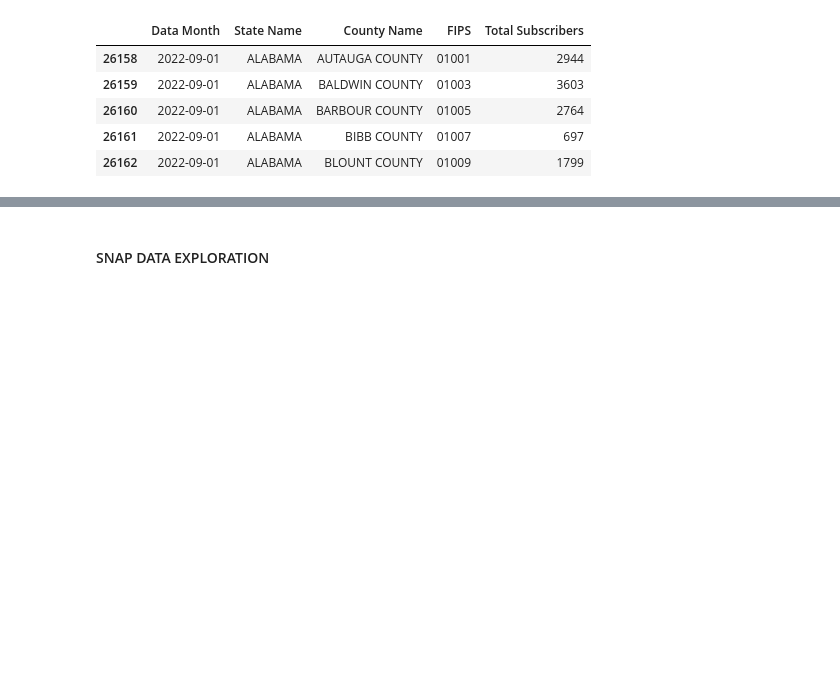
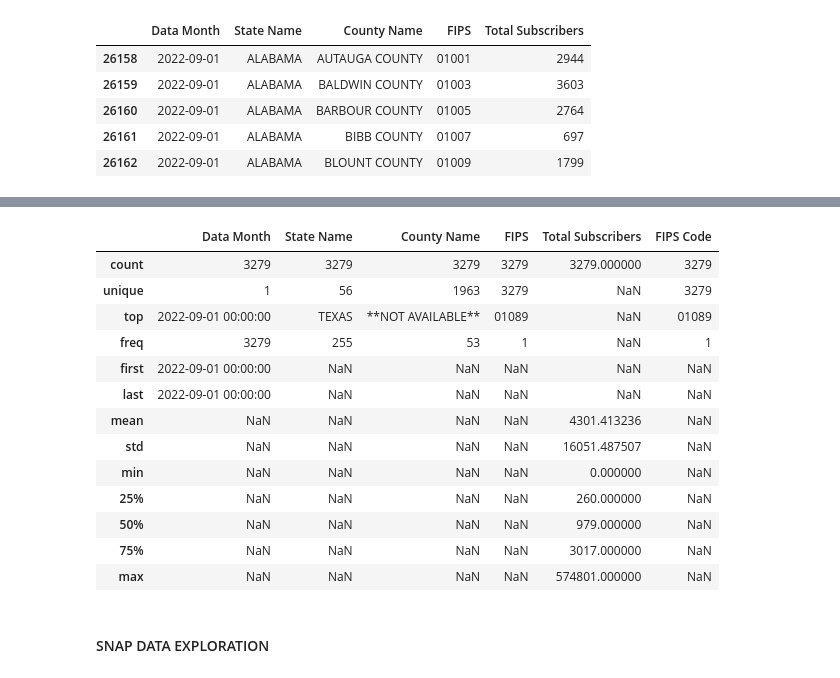
Before and after one commit to datakind/BDT_DataDive_Dec22, a Jupyter notebook: notebooks/ACP Uptake vs SNAP Uptake.ipynb, the cells around one changed output, grey strips where cells are left out. Saved outputs shown, nothing was run; the diff lists cells and outputs as text; code cells hidden in the pictures; blank space fills up the shorter version.

Commit message:
Update ACP Uptake vs SNAP Uptake.ipynb
Working on SNAP Duplicate Counties

```diff
--- a/notebooks/ACP Uptake vs SNAP Uptake.ipynb
+++ b/notebooks/ACP Uptake vs SNAP Uptake.ipynb
@@ -84,7 +84,7 @@ acp.describe(include='all')
 #### ACP DATA CLEANUP
 # %%
 #concatenate State and Country FIPS
-acp['FIPS'] = acp['State FIPS'] + acp['County FIPS']
+acp['FIPS'] = acp['State FIPS'].astype(str) + acp['County FIPS'].astype(str)
 # %%
 acp.head()
 # %% [output]
@@ -126,6 +126,6 @@ Total Subscribers             int32
 dtype: object
 # %%
 #extract latest acp data (September 2022)
-aSep22 = acp[acp['Data Month']=='2022-09-01 00:00:00']
+asep22 = acp[acp['Data Month']=='2022-09-01 00:00:00']
 # %%
 #inspect rows with County Name **NOT AVAILABLE**
@@ -176,3 +186,20 @@ aSep22.head()
+# %%
+asep22.describe(include='all')
+# %% [output]
+|  | Data Month | State Name | County Name | FIPS | Total Subscribers | FIPS Code |
+| count | 3279 | 3279 | 3279 | 3279 | 3279.000000 | 3279 |
+| unique | 1 | 56 | 1963 | 3279 | NaN | 3279 |
+| top | 2022-09-01 00:00:00 | TEXAS | **NOT AVAILABLE** | 01089 | NaN | 01089 |
+| freq | 3279 | 255 | 53 | 1 | NaN | 1 |
+| first | 2022-09-01 00:00:00 | NaN | NaN | NaN | NaN | NaN |
+| last | 2022-09-01 00:00:00 | NaN | NaN | NaN | NaN | NaN |
+| mean | NaN | NaN | NaN | NaN | 4301.413236 | NaN |
+| std | NaN | NaN | NaN | NaN | 16051.487507 | NaN |
+| min | NaN | NaN | NaN | NaN | 0.000000 | NaN |
+| 25% | NaN | NaN | NaN | NaN | 260.000000 | NaN |
+| 50% | NaN | NaN | NaN | NaN | 979.000000 | NaN |
+| 75% | NaN | NaN | NaN | NaN | 3017.000000 | NaN |
+| max | NaN | NaN | NaN | NaN | 574801.000000 | NaN |
 # %% [markdown]
 #### SNAP DATA EXPLORATION
 # %%
```
Also changed, not shown: parts of 11 cells of this notebook.
